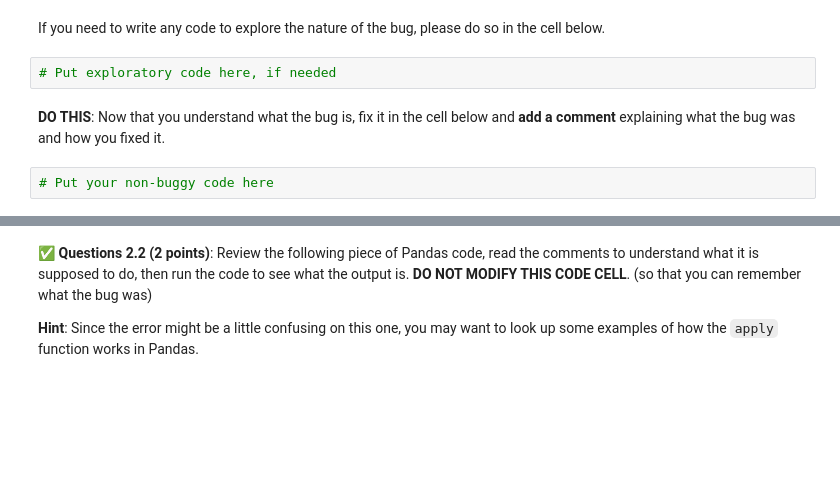
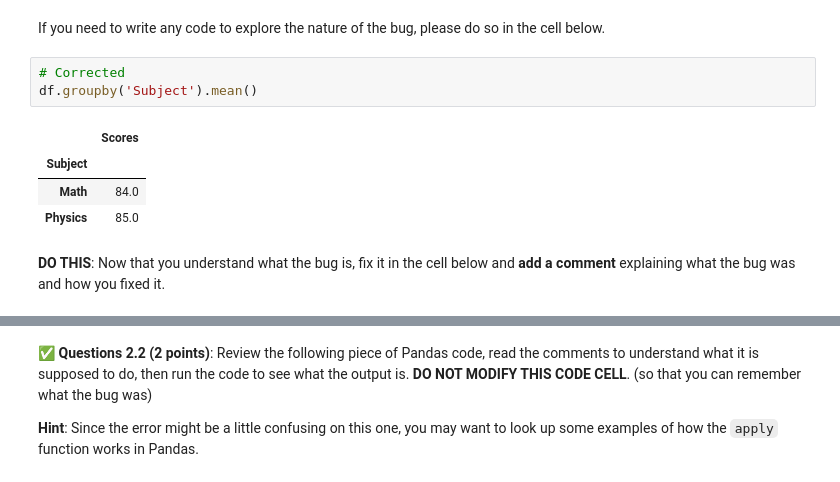
Before and after one commit to johnwano/CMSE202-f23-turnin, a Jupyter notebook: hw-01/HW-01_GitPracticeDebuggingPythonPackagesAndClasses-STUDENT.ipynb, the cells around one changed output, grey strips where cells are left out. Drawn from its saved outputs; the diff is of its cells as text; blank space fills up the shorter version.

```diff
--- a/hw-01/HW-01_GitPracticeDebuggingPythonPackagesAndClasses-STUDENT.ipynb
+++ b/hw-01/HW-01_GitPracticeDebuggingPythonPackagesAndClasses-STUDENT.ipynb
@@ -205,8 +207,12 @@ df.group('Subject').mean()
 # %% [markdown]
 If you need to write any code to explore the nature of the bug, please do so in the cell below.
-# %%
-# Put exploratory code here, if needed
+# %%
+# Corrected
+df.groupby('Subject').mean()
+# %% [output]
+|  | Scores |
+| Subject |  |
+| Math | 84.0 |
+| Physics | 85.0 |
 # %% [markdown]
 **DO THIS**: Now that you understand what the bug is, fix it in the cell below and **add a comment** explaining what the bug was and how you fixed it.
-# %%
-# Put your non-buggy code here
```
Also changed, not shown: parts of 9 cells of this notebook.
